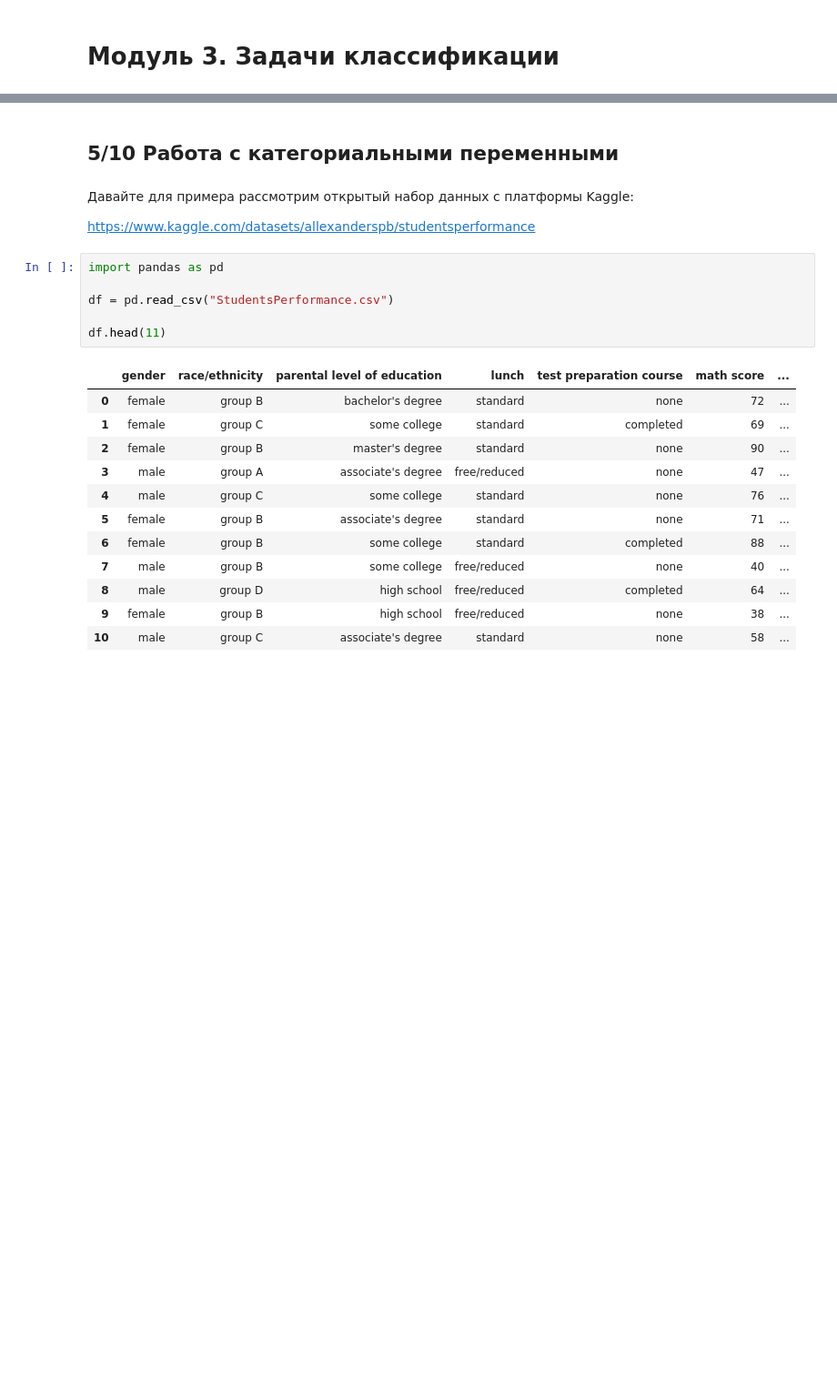
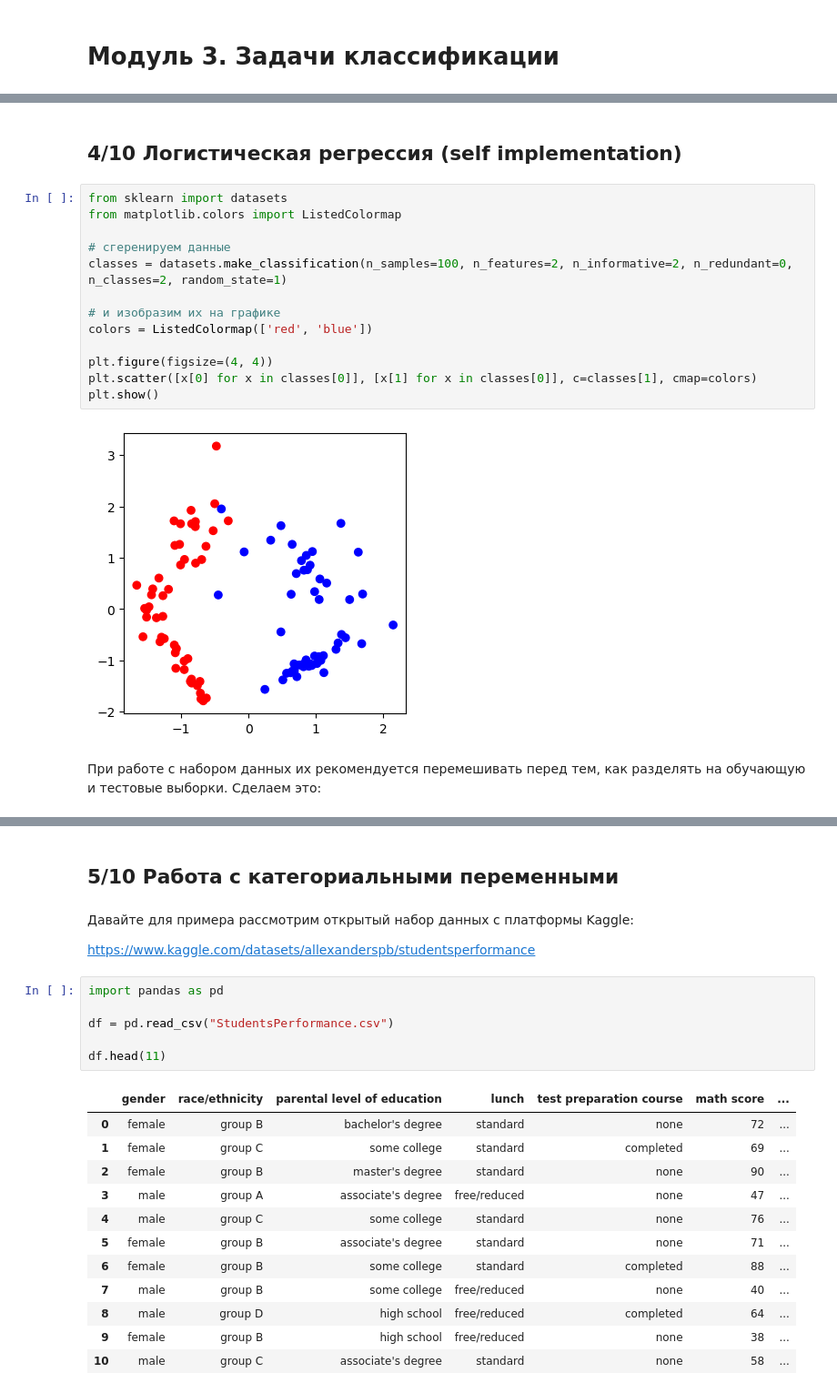
Before and after one commit to iTonyJah/DataScience, a Jupyter notebook: Edu/classical_ml/classical_ml_test.ipynb, the cells around one changed output, grey strips where cells are left out. Shown at 91% size. Drawn from its saved outputs; the diff is of its cells as text; blank space fills up the shorter version.

```diff
--- a/Edu/classical_ml/classical_ml_test.ipynb
+++ b/Edu/classical_ml/classical_ml_test.ipynb
@@ -951,0 +1291,19 @@ SyntaxError: invalid syntax (2056466957.py, line 1)
+# %% [markdown]
+## 4/10   Логистическая регрессия (self implementation)
+# %%
+from sklearn import datasets
+from matplotlib.colors import ListedColormap
+
+# сгеренируем данные
+classes = datasets.make_classification(n_samples=100, n_features=2, n_informative=2, n_redundant=0, n_classes=2, random_state=1)
+
+# и изобразим их на графике
+colors = ListedColormap(['red', 'blue'])
+
+plt.figure(figsize=(4, 4))
+plt.scatter([x[0] for x in classes[0]], [x[1] for x in classes[0]], c=classes[1], cmap=colors)
+plt.show()
+# %% [output]
+[figure, added]
+# %% [markdown]
+При работе с набором данных их рекомендуется перемешивать перед тем, как разделять на обучающую и тестовые выборки. Сделаем это:
```
Also changed, not shown: parts of 79 cells of this notebook.
